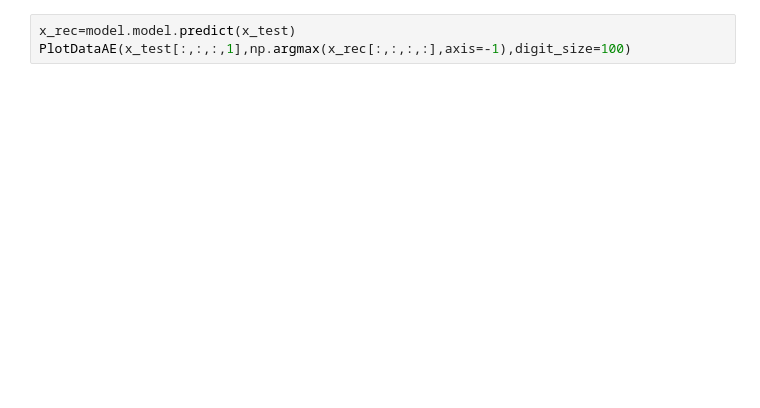
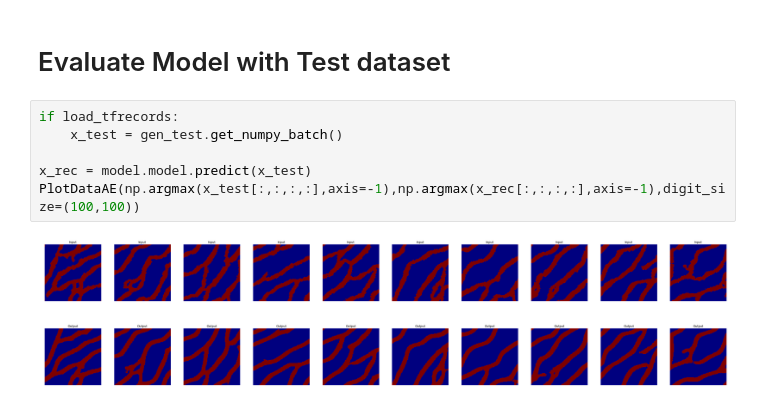
Before and after one commit to smitharauco/GeoFacies_DL, a Jupyter notebook: Train_DCVAE_Inc_MPS100_Keras.ipynb, the cells around one changed output. Cells and saved outputs as stored; diff of their text form; blank space fills up the shorter version.

```diff
--- a/Train_DCVAE_Inc_MPS100_Keras.ipynb
+++ b/Train_DCVAE_Inc_MPS100_Keras.ipynb
@@ -21,3 +112,11 @@ PlotHistory(model.history.history,listKeys=['val_acc_pred','acc_pred'])
+# %% [markdown]
+# Evaluate Model with Test dataset
 # %%
-x_rec=model.model.predict(x_test)
-PlotDataAE(x_test[:,:,:,1],np.argmax(x_rec[:,:,:,:],axis=-1),digit_size=100)
+if load_tfrecords:
+    x_test = gen_test.get_numpy_batch()
+
+x_rec = model.model.predict(x_test)
+PlotDataAE(np.argmax(x_test[:,:,:,:],axis=-1),np.argmax(x_rec[:,:,:,:],axis=-1),digit_size=(100,100))
+# %% [output]
+[figure, added]
+[figure, added]
```
Also changed, not shown: parts of 16 cells of this notebook, 18 other files.
